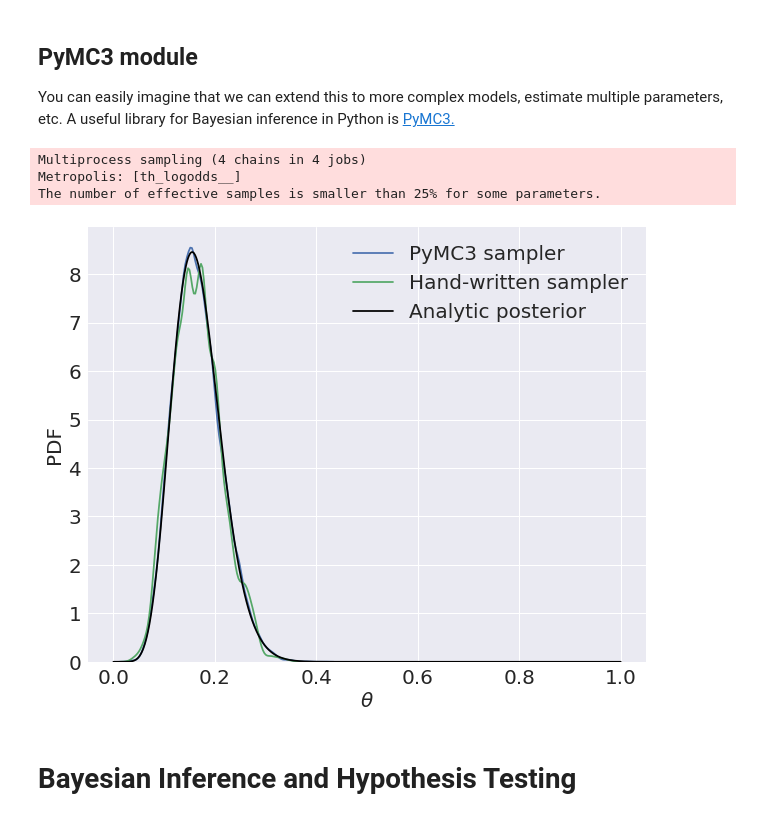
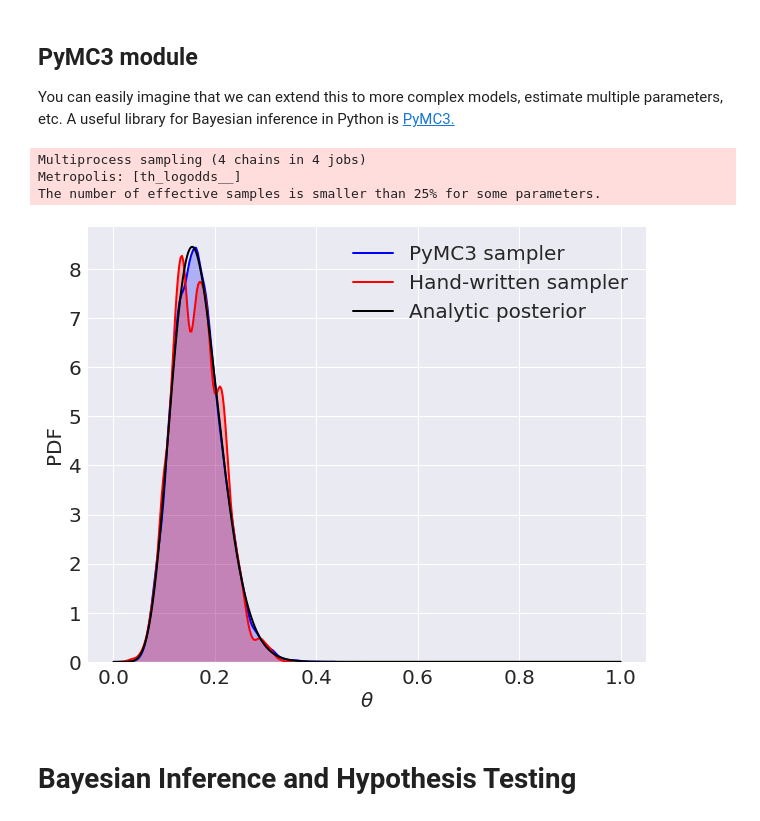
Before and after one commit to anahocevar/TDILecture, a Jupyter notebook: Bayesian_Inference.ipynb, the cells around one changed output. Saved outputs shown, nothing was run; the diff lists cells and outputs as text; code cells hidden in the pictures.

```diff
--- a/Bayesian_Inference.ipynb
+++ b/Bayesian_Inference.ipynb
@@ -212,30 +214,30 @@ You can easily imagine that we can extend this to more complex models, estimate
 # %%
 import pymc3 as pm
 
 obs = [0]*(n-y) + [1]*y
 
 with pm.Model():
     th = pm.Beta('th', a, b)
     returns = pm.Bernoulli('returns', th, observed = obs)
 
     step = pm.Metropolis()
     trace = pm.sample(20000, step)
 
 
 fig = plt.figure(figsize=(10,8))
-sns.distplot(trace[2000:]['th'], hist = False, label='PyMC3 sampler');
-sns.distplot(posterior[500:], hist = False, label='Hand-written sampler');
-plt.plot(theta, beta(a + y, b + n - y).pdf(theta), c = 'black', label='Analytic posterior')
+sns.kdeplot(trace[2000:]['th'], color = 'blue', shade=True, linewidth=2, label='PyMC3 sampler');
+sns.kdeplot(posterior[500:], color = 'red', shade=True, linewidth=2, label='Hand-written sampler');
+plt.plot(theta, beta(a + y, b + n - y).pdf(theta), c = 'black', linewidth=2, label='Analytic posterior')
 plt.legend(fontsize = 20)
 plt.xlabel(r'$\theta$', fontsize=20)
 plt.ylabel('PDF', fontsize=20)
 xticks = plt.xticks(size=20)
 yticks = plt.yticks(size=20)
 # %% [output]
 Multiprocess sampling (4 chains in 4 jobs)
 Metropolis: [th_logodds__]
 The number of effective samples is smaller than 25% for some parameters.
-[figure, old version]
+[figure, new version]
 # %% [markdown]
 # Bayesian Inference and Hypothesis Testing
 # %% [markdown]
```
Also changed, not shown: parts of 4 cells of this notebook, 1 other file.
